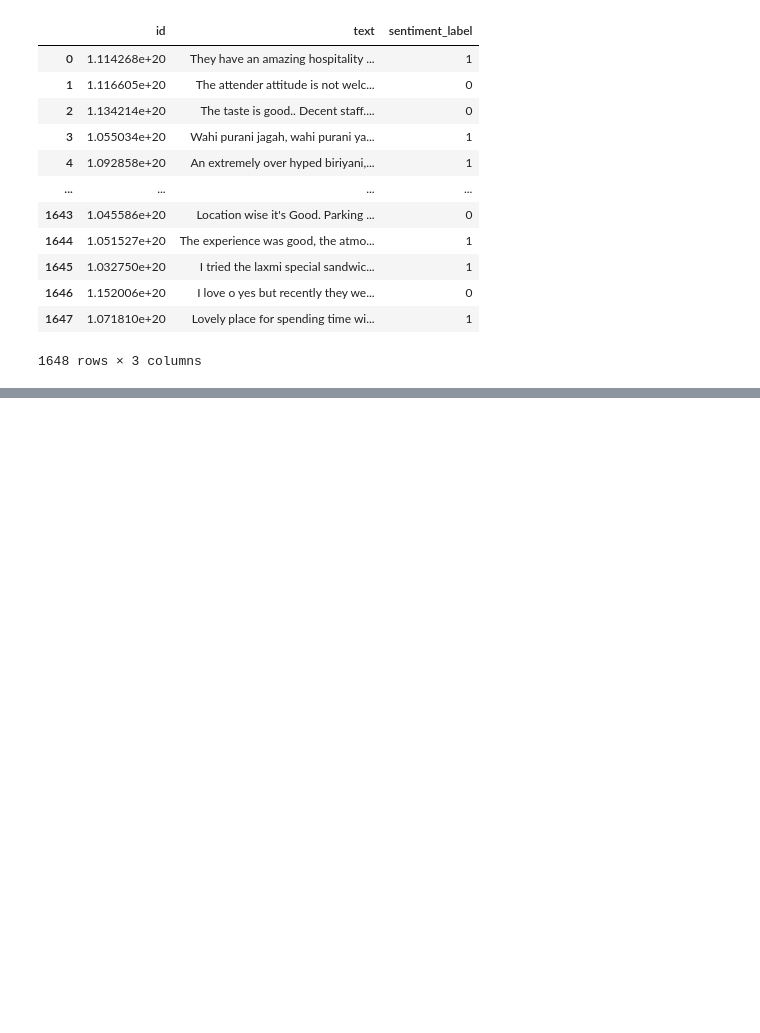
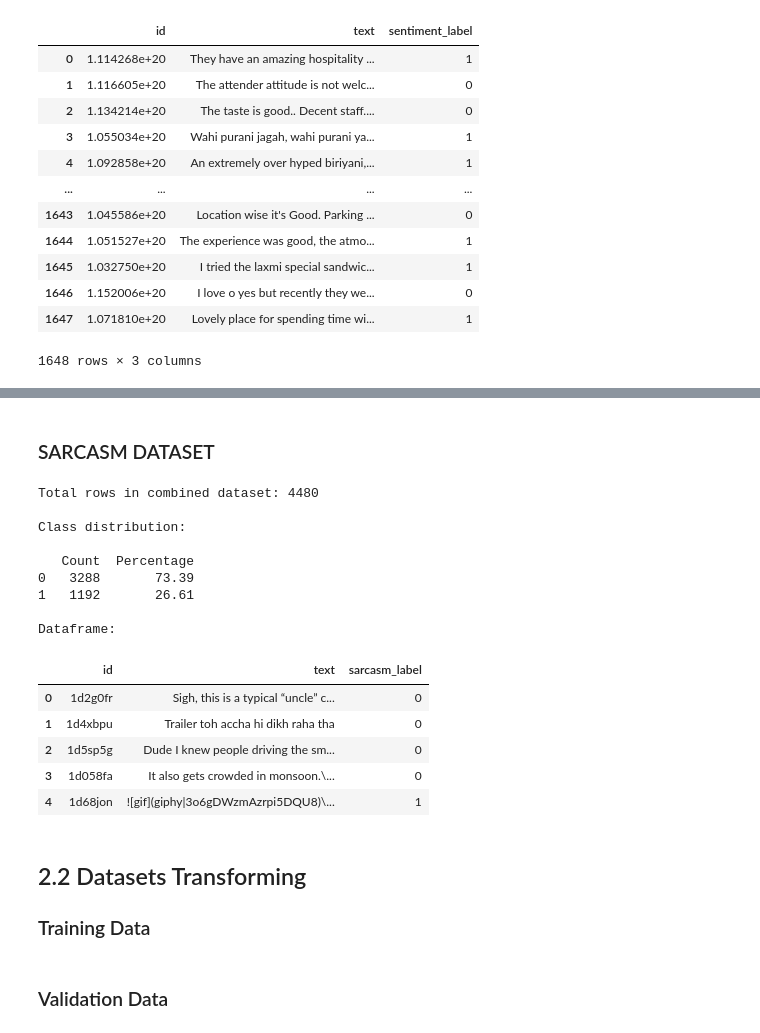
Before and after one commit to saropi99/nlp-project, a Jupyter notebook: notebook.ipynb, the cells around one changed output, grey strips where cells are left out. Saved outputs shown, nothing was run; the diff lists cells and outputs as text; code cells hidden in the pictures; blank space fills up the shorter version.

```diff
--- a/notebook.ipynb
+++ b/notebook.ipynb
@@ -149,10 +77,9 @@ sentiment_label
 # %% [markdown]
 ### BESSTIE-reddit-sarcasm-in
 # %%
-import pandas as pd
-
 splits = {'train': 'reddit-sarcasm-in-train.jsonl', 'validation': 'reddit-sarcasm-in-valid.jsonl'}
 df_reddit_sarcasm_in = pd.read_json("hf://datasets/mindhunter23/BESSTIE-reddit-sarcasm-in/" + splits["train"], lines=True)
+df_reddit_sarcasm_in_val = pd.read_json("hf://datasets/mindhunter23/BESSTIE-reddit-sarcasm-in/" + splits["validation"], lines=True)
 df_reddit_sarcasm_in
 # %% [output]
 |  | id | text | sarcasm_label |
@@ -265,10 +185,9 @@ sentiment_label
 # %% [markdown]
 ### BESSTIE-reddit-sarcasm-uk
 # %%
-import pandas as pd
-
 splits = {'train': 'reddit-sarcasm-uk-train.jsonl', 'validation': 'reddit-sarcasm-uk-valid.jsonl'}
 df_reddit_sarcasm_uk = pd.read_json("hf://datasets/mindhunter23/BESSTIE-reddit-sarcasm-uk/" + splits["train"], lines=True)
+df_reddit_sarcasm_uk_val = pd.read_json("hf://datasets/mindhunter23/BESSTIE-reddit-sarcasm-uk/" + splits["validation"], lines=True)
 df_reddit_sarcasm_uk
 # %% [output]
 |  | id | text | sarcasm_label |
@@ -294,10 +212,9 @@ sarcasm_label
 # %% [markdown]
 ### BESSTIE-reddit-sarcasm-au
 # %%
-import pandas as pd
-
 splits = {'train': 'reddit-sarcasm-au-train.jsonl', 'validation': 'reddit-sarcasm-au-valid.jsonl'}
 df_reddit_sarcasm_au = pd.read_json("hf://datasets/mindhunter23/BESSTIE-reddit-sarcasm-au/" + splits["train"], lines=True)
+df_reddit_sarcasm_au_val = pd.read_json("hf://datasets/mindhunter23/BESSTIE-reddit-sarcasm-au/" + splits["validation"], lines=True)
 df_reddit_sarcasm_au
 # %% [output]
 |  | id | text | sarcasm_label |
@@ -351,0 +344,49 @@ sentiment_label
+# %% [markdown]
+### SARCASM DATASET
+# %%
+# Assuming all sarcasm datasets are already loaded as DataFrames
+combined_sarcasm_df = pd.concat(
+    [
+        df_reddit_sarcasm_in,
+        df_reddit_sarcasm_uk,
+        df_reddit_sarcasm_au
+    ],
+    axis=0,  # Concatenate vertically (row-wise)
+    ignore_index=True  # Reset the index in the combined DataFrame
+)
+
+# Assuming all sarcasm datasets are already loaded as DataFrames
+combined_sarcasm_df_val = pd.concat(
+    [
+        df_reddit_sarcasm_in_val,
+        df_reddit_sarcasm_uk_val,
+        df_reddit_sarcasm_au_val
+    ],
+    axis=0,  # Concatenate vertically (row-wise)
+    ignore_index=True  # Reset the index in the combined DataFrame
+)
+# Display the combined DataFrame
+print(f"Total rows in combined dataset: {len(combined_sarcasm_df)}\n")
+print("Class distribution:\n")
+class_distribution(combined_sarcasm_df)
+print("\nDataframe:")
+combined_sarcasm_df.head()
+# %% [output]
+Total rows in combined dataset: 4480
+
+Class distribution:
+
+   Count  Percentage
+0   3288       73.39
+1   1192       26.61
+
+Dataframe:
+|  | id | text | sarcasm_label |
+| 0 | 1d2g0fr | Sigh, this is a typical “uncle” c... | 0 |
+| 1 | 1d4xbpu | Trailer toh accha hi dikh raha tha | 0 |
+| 2 | 1d5sp5g | Dude I knew people driving the sm... | 0 |
+| 3 | 1d058fa | It also gets crowded in monsoon.\... | 0 |
+| 4 | 1d68jon | ![gif](giphy|3o6gDWzmAzrpi5DQU8)\... | 1 |
+# %% [markdown]
+## 2.2 Datasets Transforming
+### Training Data
@@ -351,0 +399,2 @@ sentiment_label
+# %% [markdown]
+### Validation Data
```
Also changed, not shown: parts of 29 cells of this notebook.
